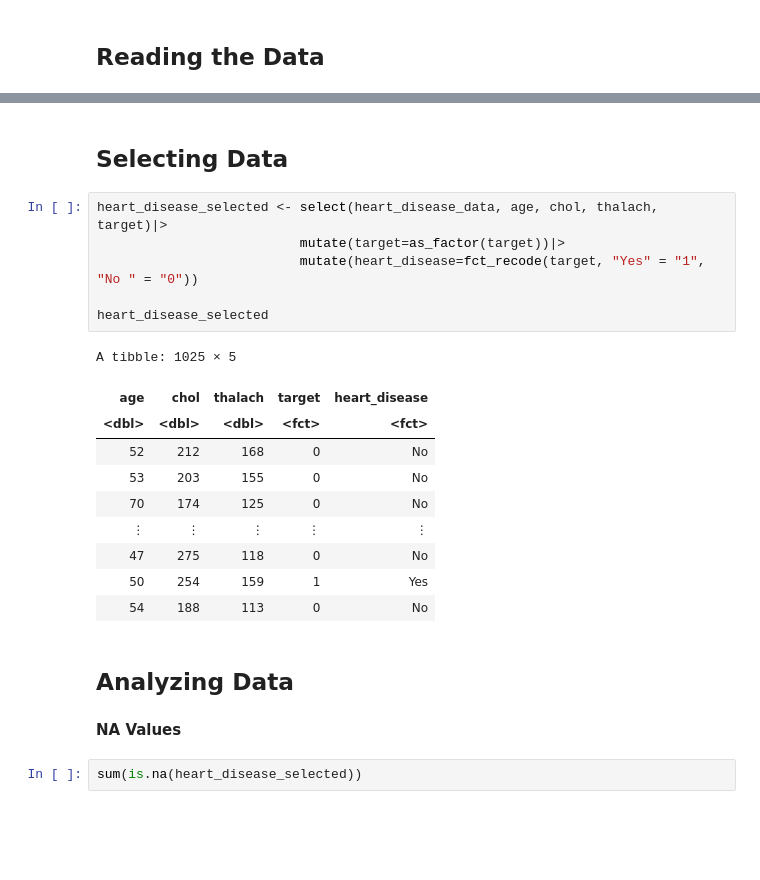
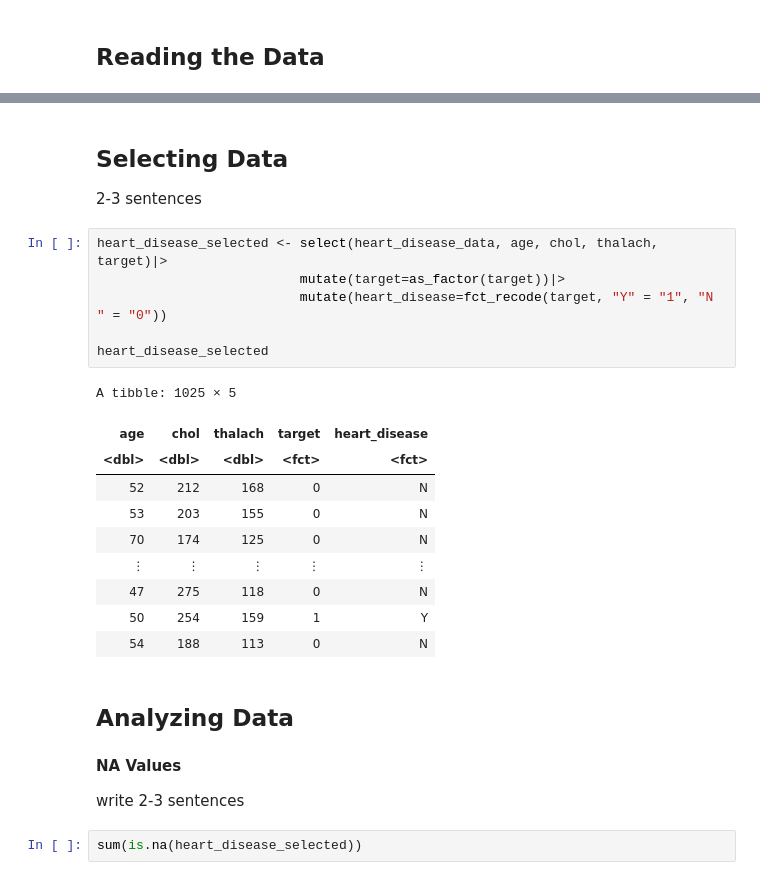
Before and after one commit to dislasriv/Heart-Disease-Data-Analysis, a Jupyter notebook: ProjectProposal.ipynb, the cells around one changed output, grey strips where cells are left out. Cells and saved outputs as stored; diff of their text form; blank space fills up the shorter version.

```diff
--- a/ProjectProposal.ipynb
+++ b/ProjectProposal.ipynb
@@ -197,27 +229,30 @@ A spec_tbl_df: 1025 × 14
 | 54 | 1 | 0 | 120 | 188 | 0 | 1 | 113 | 0 | 1.4 | 1 | 1 | ... |
 # %% [markdown]
 ## Selecting Data
+2-3 sentences
 # %%
 heart_disease_selected <- select(heart_disease_data, age, chol, thalach, target)|>
                           mutate(target=as_factor(target))|>
-                          mutate(heart_disease=fct_recode(target, "Yes" = "1", "No " = "0"))
+                          mutate(heart_disease=fct_recode(target, "Y" = "1", "N " = "0"))
 
 heart_disease_selected
 # %% [output]
 A tibble: 1025 × 5
 | age | chol | thalach | target | heart_disease |
 | <dbl> | <dbl> | <dbl> | <fct> | <fct> |
-| 52 | 212 | 168 | 0 | No |
-| 53 | 203 | 155 | 0 | No |
-| 70 | 174 | 125 | 0 | No |
+| 52 | 212 | 168 | 0 | N |
+| 53 | 203 | 155 | 0 | N |
+| 70 | 174 | 125 | 0 | N |
 | ⋮ | ⋮ | ⋮ | ⋮ | ⋮ |
-| 47 | 275 | 118 | 0 | No |
-| 50 | 254 | 159 | 1 | Yes |
-| 54 | 188 | 113 | 0 | No |
+| 47 | 275 | 118 | 0 | N |
+| 50 | 254 | 159 | 1 | Y |
+| 54 | 188 | 113 | 0 | N |
 # %% [markdown]
 ## Analyzing Data
 # %% [markdown]
 **NA Values**
+
+write 2-3 sentences
 # %%
 sum(is.na(heart_disease_selected))
 # %% [output]
```
Also changed, not shown: parts of 17 cells of this notebook.
